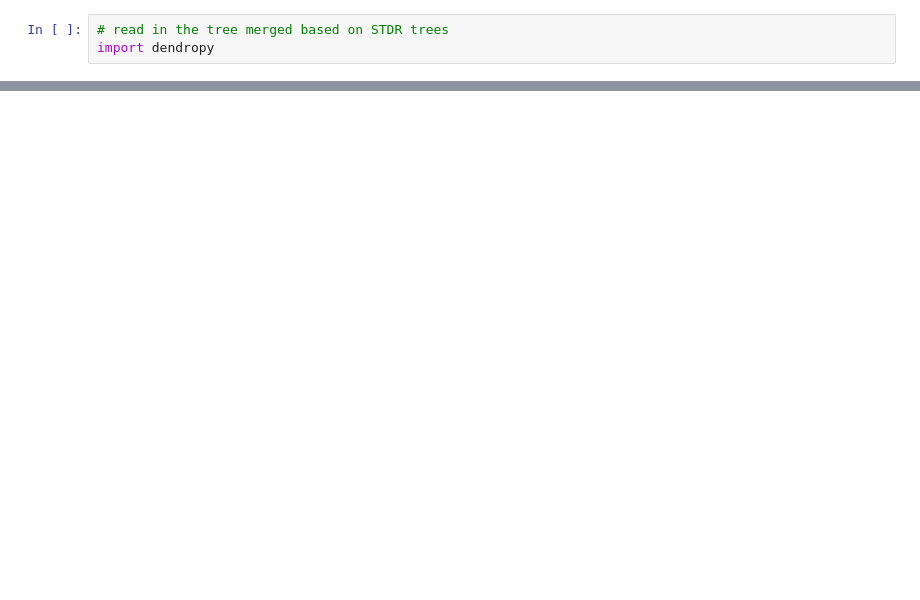
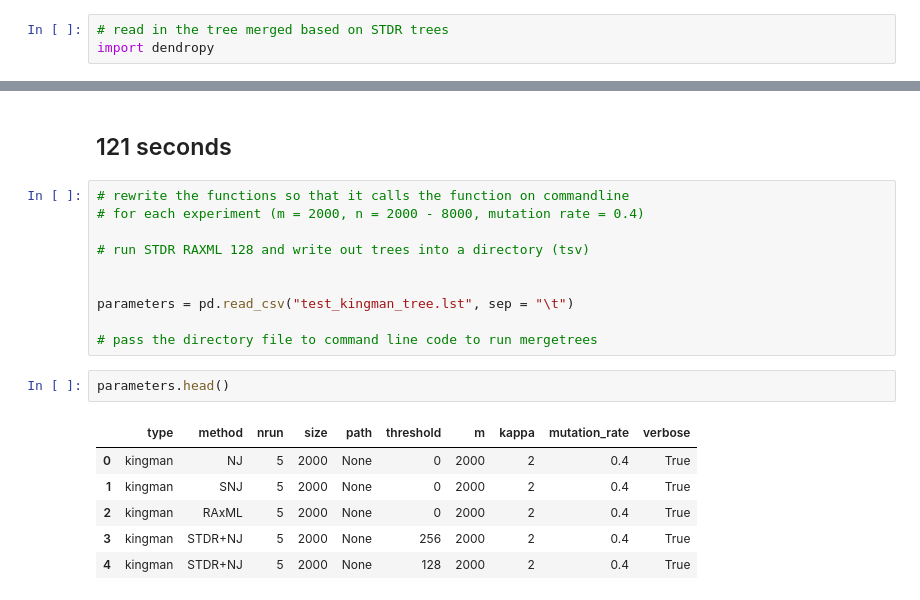
Before and after one commit to NoahAmsel/spectral-tree-inference, a Jupyter notebook: experiments/20210122_tree_merge.ipynb, the cells around one changed output, grey strips where cells are left out. Drawn from its saved outputs; the diff is of its cells as text; blank space fills up the shorter version.

```diff
--- a/experiments/20210122_tree_merge.ipynb
+++ b/experiments/20210122_tree_merge.ipynb
@@ -134,0 +409,21 @@ F1% =  97.25490196078431
+# %% [markdown]
+## 121 seconds
+# %%
+# rewrite the functions so that it calls the function on commandline
+# for each experiment (m = 2000, n = 2000 - 8000, mutation rate = 0.4)
+
+# run STDR RAXML 128 and write out trees into a directory (tsv)
+
+
+parameters = pd.read_csv("test_kingman_tree.lst", sep = "\t")
+
+# pass the directory file to command line code to run mergetrees
+# %%
+parameters.head()
+# %% [output]
+|  | type | method | nrun | size | path | threshold | m | kappa | mutation_rate | verbose |
+| 0 | kingman | NJ | 5 | 2000 | None | 0 | 2000 | 2 | 0.4 | True |
+| 1 | kingman | SNJ | 5 | 2000 | None | 0 | 2000 | 2 | 0.4 | True |
+| 2 | kingman | RAxML | 5 | 2000 | None | 0 | 2000 | 2 | 0.4 | True |
+| 3 | kingman | STDR+NJ | 5 | 2000 | None | 256 | 2000 | 2 | 0.4 | True |
+| 4 | kingman | STDR+NJ | 5 | 2000 | None | 128 | 2000 | 2 | 0.4 | True |
```
Also changed, not shown: parts of 90 cells of this notebook, 8 other files.
